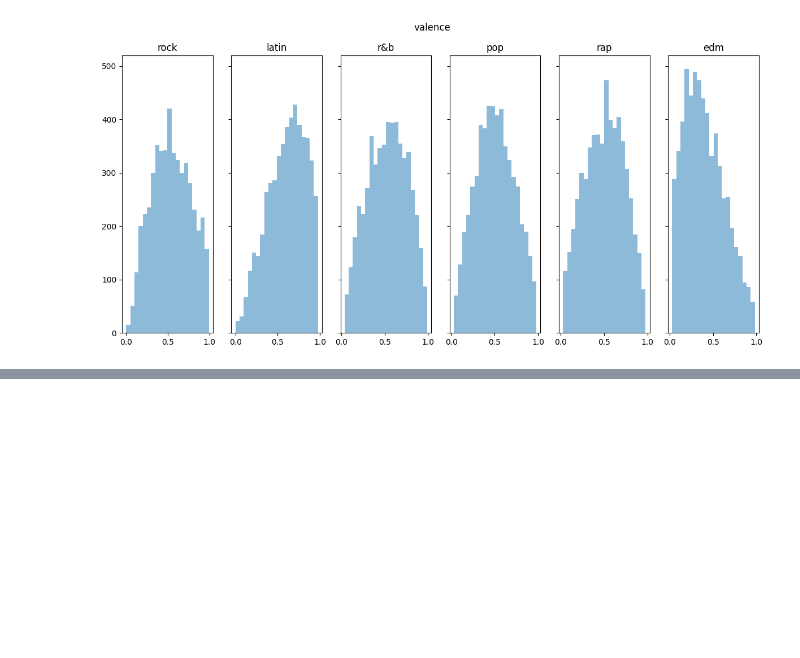
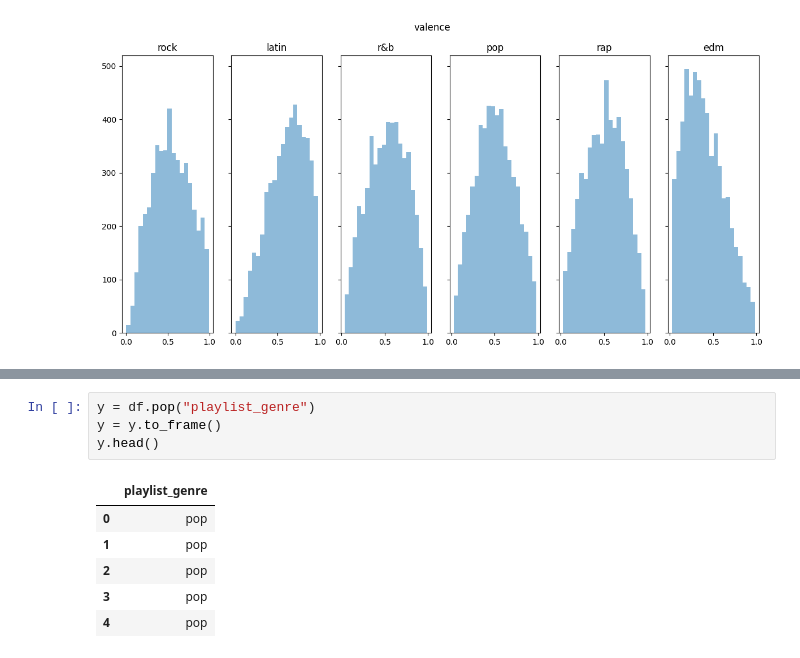
Before and after one commit to sanjaytaylor2012/Project1_ML, a Jupyter notebook: model.ipynb, the cells around one changed output, grey strips where cells are left out. Saved outputs shown, nothing was run; the diff lists cells and outputs as text; blank space fills up the shorter version.

```diff
--- a/model.ipynb
+++ b/model.ipynb
@@ -85,0 +84,11 @@ for feature in features:
+# %%
+y = df.pop("playlist_genre")
+y = y.to_frame()
+y.head()
+# %% [output]
+|  | playlist_genre |
+| 0 | pop |
+| 1 | pop |
+| 2 | pop |
+| 3 | pop |
+| 4 | pop |
```
Also changed, not shown: parts of 5 cells of this notebook.
